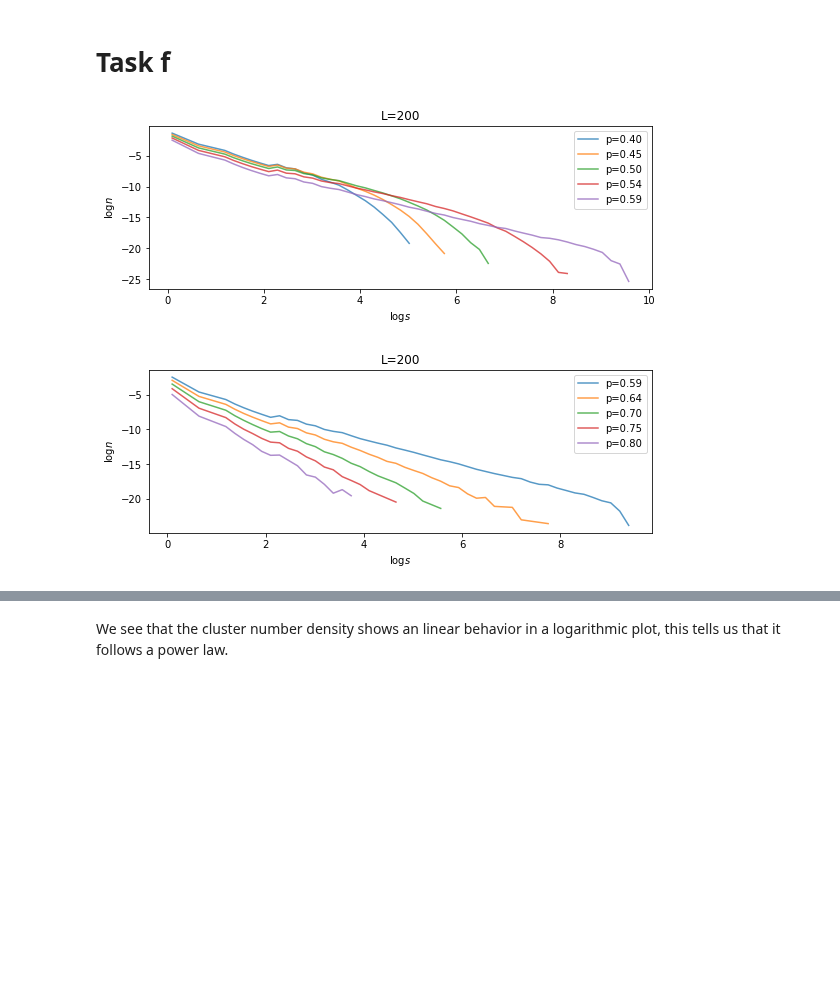
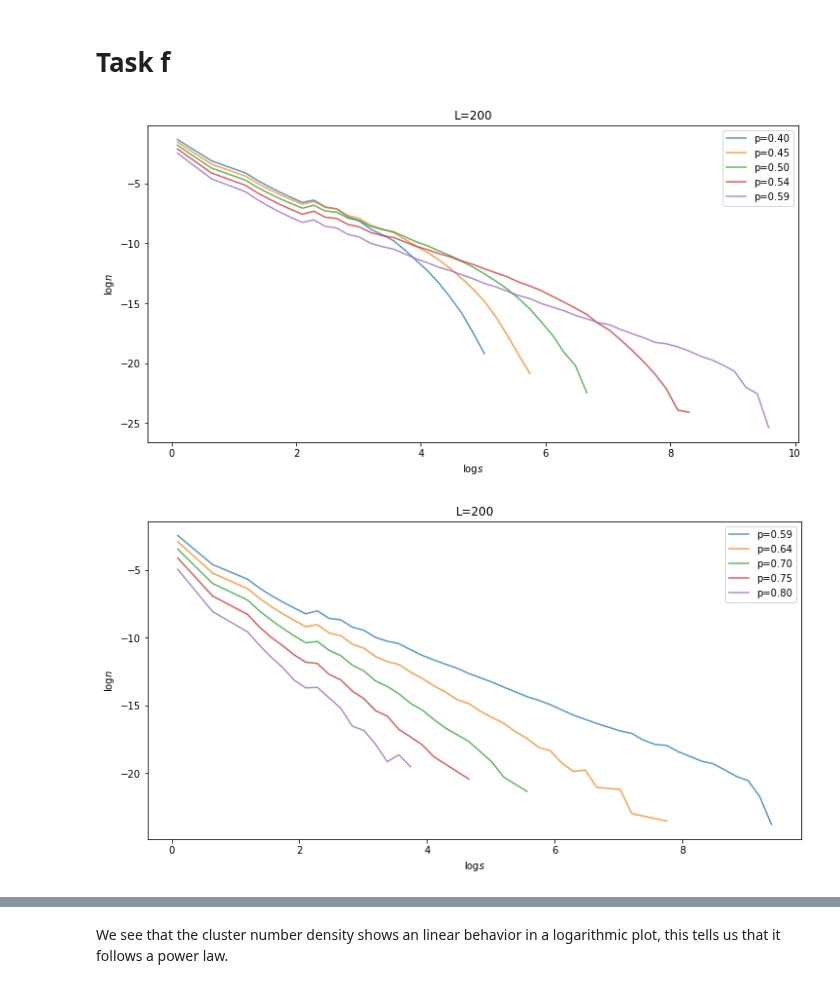
Before and after one commit to chdre/FYS4460, a Jupyter notebook: Project3/Project3.ipynb, the cells around one changed output, grey strips where cells are left out. Cells and saved outputs as stored; diff of their text form; code cells hidden in the pictures; blank space fills up the shorter version.

```diff
--- a/Project3/Project3.ipynb
+++ b/Project3/Project3.ipynb
@@ -202,23 +202,23 @@ for prob in tqdm(pover):
     nsl_list_p2.append(nsl[i])
     legends_p2.append(f'p={prob:.2f}')
 # %%
-plt.figure(figsize=(9,3))
+plt.figure(figsize=(12,6))
 for sl, nsl in zip(sl_list_p1, nsl_list_p1):
     plt.plot(np.log(sl), np.log(nsl), alpha=0.75)
 plt.legend(legends_p1)
 plt.title(f'L=200')
 plt.xlabel('$\\log s$')
 plt.ylabel('$\\log n$')
 plt.show()
 
-plt.figure(figsize=(9,3))
+plt.figure(figsize=(12,6))
 for sl, nsl in zip(sl_list_p2, nsl_list_p2):
     plt.plot(np.log(sl), np.log(nsl), alpha=0.75)
 plt.title(f'L=200')
 plt.legend(legends_p2)
 plt.xlabel('$\\log s$')
 plt.ylabel('$\\log n$')
 plt.show()
 # %% [output]
-[figure, old version]
+[figure, new version]
-[figure, old version]
+[figure, new version]
```
Also changed, not shown: parts of 1 cell of this notebook, 4 other files.
